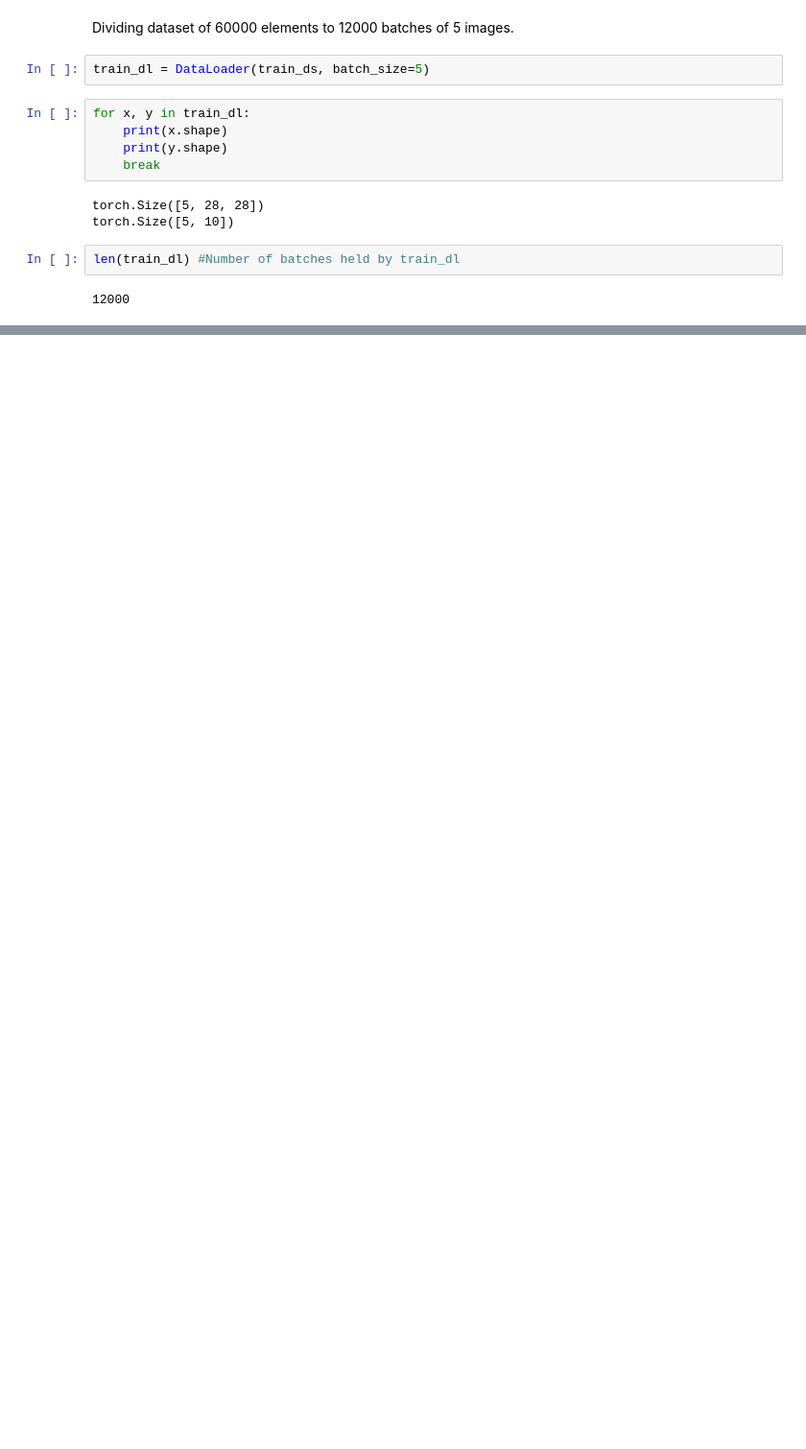
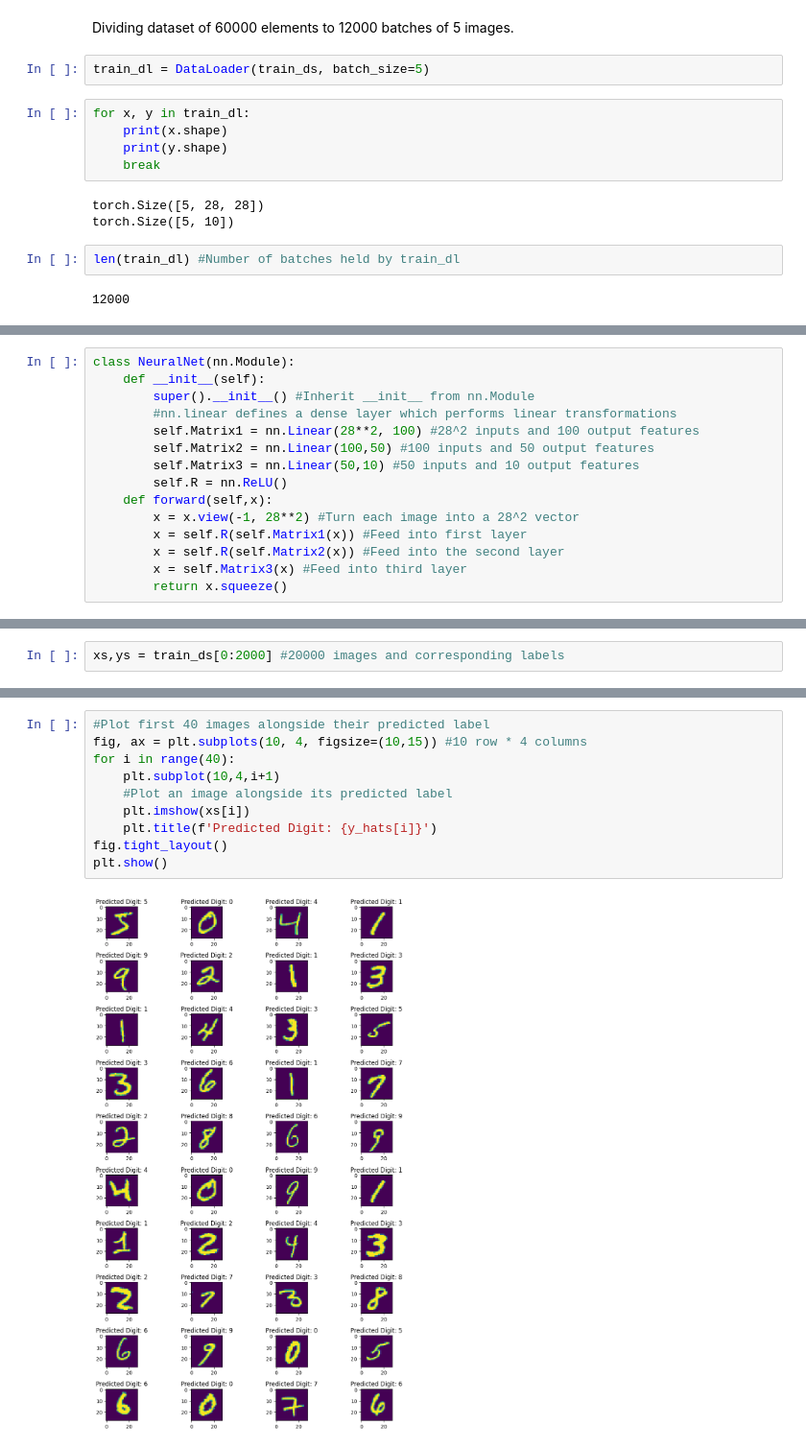
Before and after one commit to msenzanje/PyTorch-mnist-classification, a Jupyter notebook: mnist-classification.ipynb, the cells around one changed output, grey strips where cells are left out. Shown at 96% size. Cells and saved outputs as stored; diff of their text form; blank space fills up the shorter version.

```diff
--- a/mnist-classification.ipynb
+++ b/mnist-classification.ipynb
@@ -180,0 +187,15 @@ len(train_dl) #Number of batches held by train_dl
+# %%
+class NeuralNet(nn.Module):
+    def __init__(self):
+        super().__init__() #Inherit __init__ from nn.Module
+        #nn.linear defines a dense layer which performs linear transformations
+        self.Matrix1 = nn.Linear(28**2, 100) #28^2 inputs and 100 output features
+        self.Matrix2 = nn.Linear(100,50) #100 inputs and 50 output features
+        self.Matrix3 = nn.Linear(50,10) #50 inputs and 10 output features
+        self.R = nn.ReLU()
+    def forward(self,x):
+        x = x.view(-1, 28**2) #Turn each image into a 28^2 vector
+        x = self.R(self.Matrix1(x)) #Feed into first layer
+        x = self.R(self.Matrix2(x)) #Feed into the second layer
+        x = self.Matrix3(x) #Feed into third layer
+        return x.squeeze()
@@ -180,0 +360,2 @@ len(train_dl) #Number of batches held by train_dl
+# %%
+xs,ys = train_ds[0:2000] #20000 images and corresponding labels
@@ -180,0 +373,12 @@ len(train_dl) #Number of batches held by train_dl
+# %%
+#Plot first 40 images alongside their predicted label
+fig, ax = plt.subplots(10, 4, figsize=(10,15)) #10 row * 4 columns
+for i in range(40):
+    plt.subplot(10,4,i+1)
+    #Plot an image alongside its predicted label
+    plt.imshow(xs[i])
+    plt.title(f'Predicted Digit: {y_hats[i]}')
+fig.tight_layout()
+plt.show()
+# %% [output]
+[figure, added]
```
Also changed, not shown: parts of 38 cells of this notebook, 1 other file.
